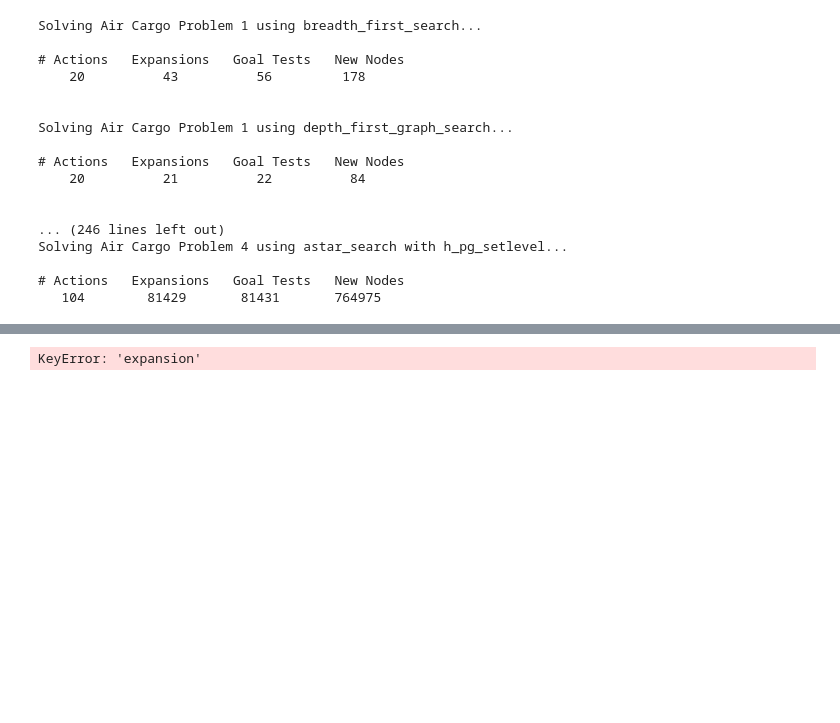
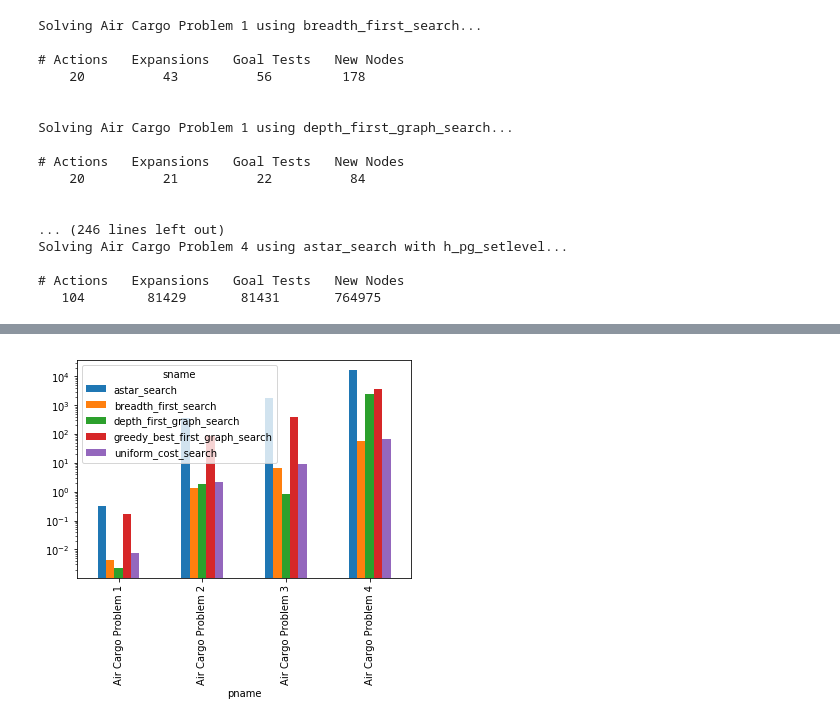
Before and after one commit to thanakijwanavit/classical_planning_aind_udacity, a Jupyter notebook: test_functions.ipynb, the cells around one changed output, grey strips where cells are left out. Drawn from its saved outputs; the diff is of its cells as text; code cells hidden in the pictures; blank space fills up the shorter version.

```diff
--- a/test_functions.ipynb
+++ b/test_functions.ipynb
@@ -72,7 +72,12 @@ result.head()
 | 2 | 20 | 60 | 62 | NaN | 240 | 6 | Air Cargo Problem 1 | uniform_cost_search | [<aimacode.planning.Action object... | ... |
 | 3 | 20 | 7 | 9 | with h_unmet_goals | 29 | 6 | Air Cargo Problem 1 | greedy_best_first_graph_search | [<aimacode.planning.Action object... | ... |
 | 4 | 20 | 6 | 8 | with h_pg_levelsum | 28 | 6 | Air Cargo Problem 1 | greedy_best_first_graph_search | [<aimacode.planning.Action object... | ... |
-# %%
-result.plot(y='expansion')
-# %% [output]
-KeyError: 'expansion'
+# %%
+# fig,ax = plt.subplots()
+# plt.yscale('log')
+from matplotlib.pyplot import figure
+
+result.groupby(['sname','pname']).mean().unstack(0).plot(kind='bar',y='time_elapsed')
+plt.yscale('log')
+# %% [output]
+[figure, added]
```
Also changed, not shown: parts of 3 cells of this notebook, 1 other file.
